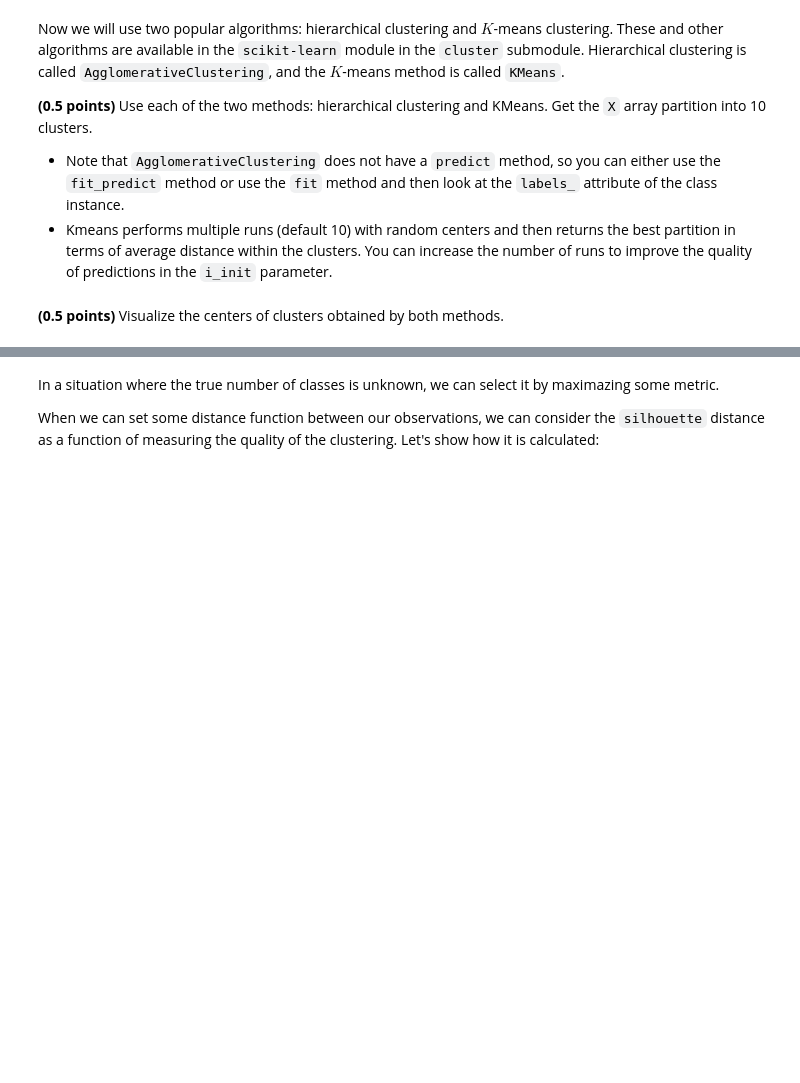
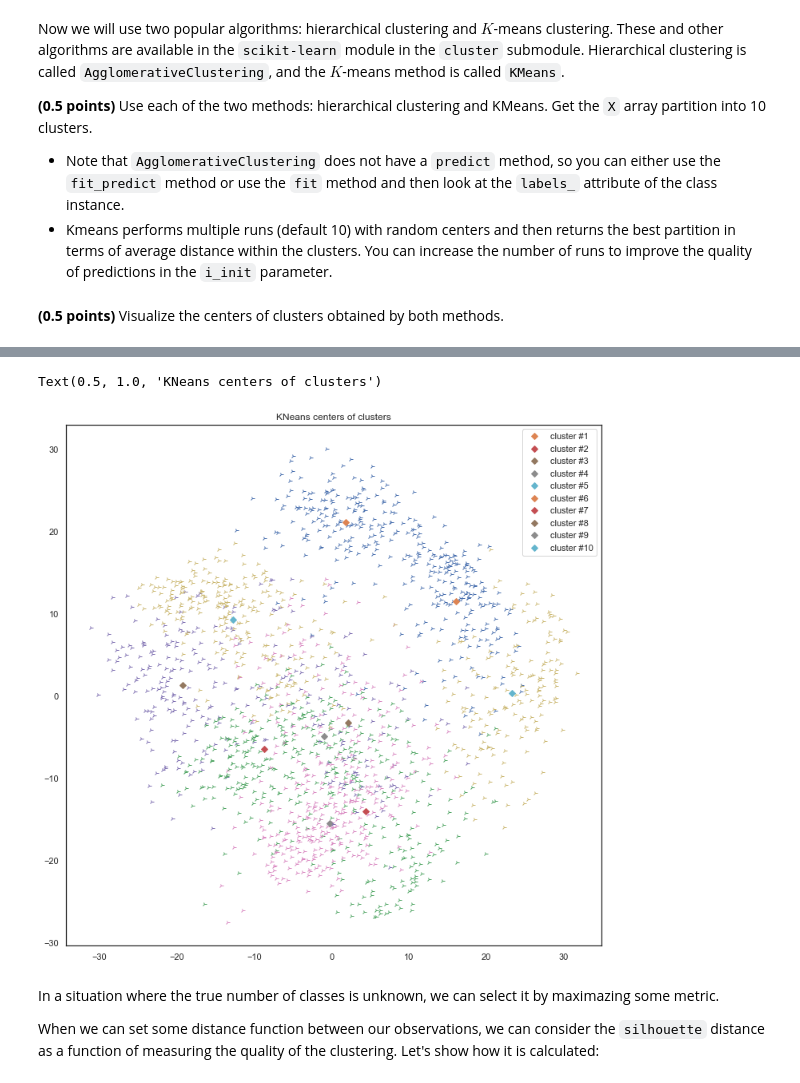
Before and after one commit to EvgenVer/RS_ml_course1, a Jupyter notebook: 8_clustering/clustering.ipynb, the cells around one changed output, grey strips where cells are left out. Saved outputs shown, nothing was run; the diff lists cells and outputs as text; code cells hidden in the pictures; blank space fills up the shorter version.

```diff
--- a/8_clustering/clustering.ipynb
+++ b/8_clustering/clustering.ipynb
@@ -208,3 +235,13 @@ assert kmeans_labels.shape == (1797,)
+# %%
+plt.figure(figsize=(12,12))
+for i in range(10):
+    plt.plot(X_reduced[kmeans_labels==i, 0], X_reduced[kmeans_labels==i, 1], '4')
+    plt.plot(k_centers_r[i,0], k_centers_r[i,1], 'D', label=f'cluster #{i+1}')
+plt.legend(loc=0)
+plt.title('KNeans centers of clusters')
+# %% [output]
+Text(0.5, 1.0, 'KNeans centers of clusters')
+[figure, added]
 # %% [markdown]
 In a situation where the true number of classes is unknown, we can select it by maximazing some metric.
 
```
Also changed, not shown: parts of 13 cells of this notebook.
